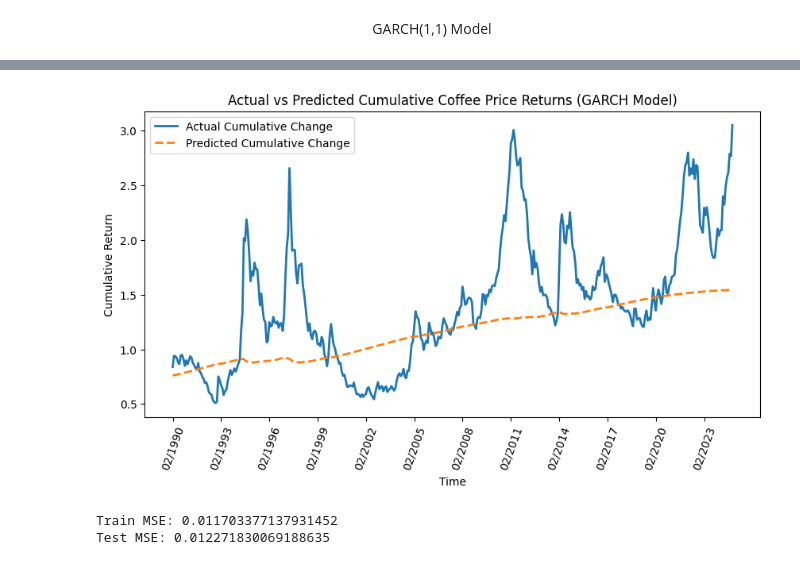
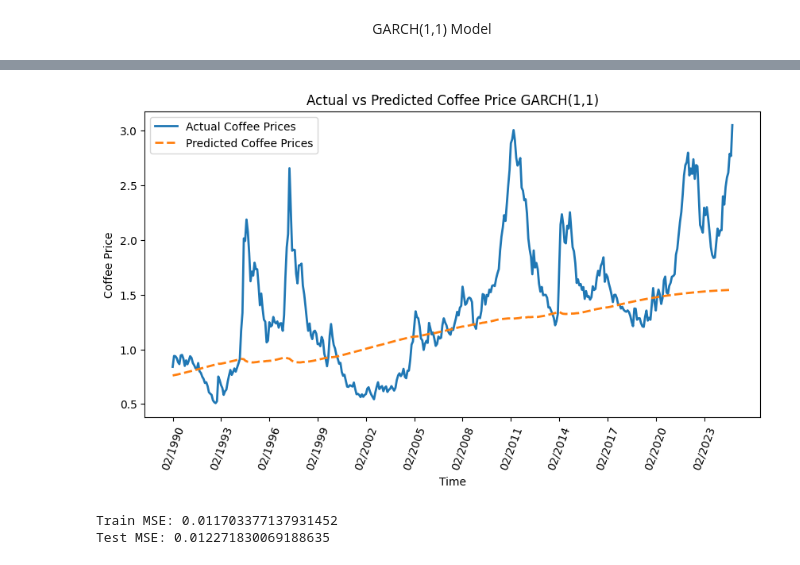
Before and after one commit to NicolasMSalas/eco395m_ml_coffee_trees, a Jupyter notebook: code/arima.ipynb, the cells around one changed output, grey strips where cells are left out. Drawn from its saved outputs; the diff is of its cells as text; code cells hidden in the pictures.

Commit message:
Fixing Graphs

```diff
--- a/code/arima.ipynb
+++ b/code/arima.ipynb
@@ -210,24 +210,24 @@ model or by setting rescale=False.
 # %%
 plt.figure(figsize=(10, 5))
 
 plt.plot(returns_aligned.index, cumulative_actual + 0.758300,
-         label="Actual Cumulative Change", linewidth=2)
+         label="Actual Coffee Prices", linewidth=2)
 
 plt.plot(returns_aligned.index, cumulative_predicted + 0.758300,
-         label="Predicted Cumulative Change", linestyle="dashed", linewidth=2)
+         label="Predicted Coffee Prices", linestyle="dashed", linewidth=2)
 
 plt.legend()
 
 tick_interval = 36
 plt.xticks(range(0, len(returns_aligned), tick_interval), rotation=70)
 
 plt.xlabel("Time")
-plt.ylabel("Cumulative Return")
-plt.title("Actual vs Predicted Cumulative Coffee Price Returns (GARCH Model)")
+plt.ylabel("Coffee Price")
+plt.title("Actual vs Predicted Coffee Price GARCH(1,1)")
 
 plt.show()
 # %% [output]
-[figure, old version]
+[figure, new version]
 # %%
 print(f'Train MSE: {train_mse}')
 print(f'Test MSE: {test_mse}')
```
Also changed, not shown: parts of 5 cells of this notebook.
